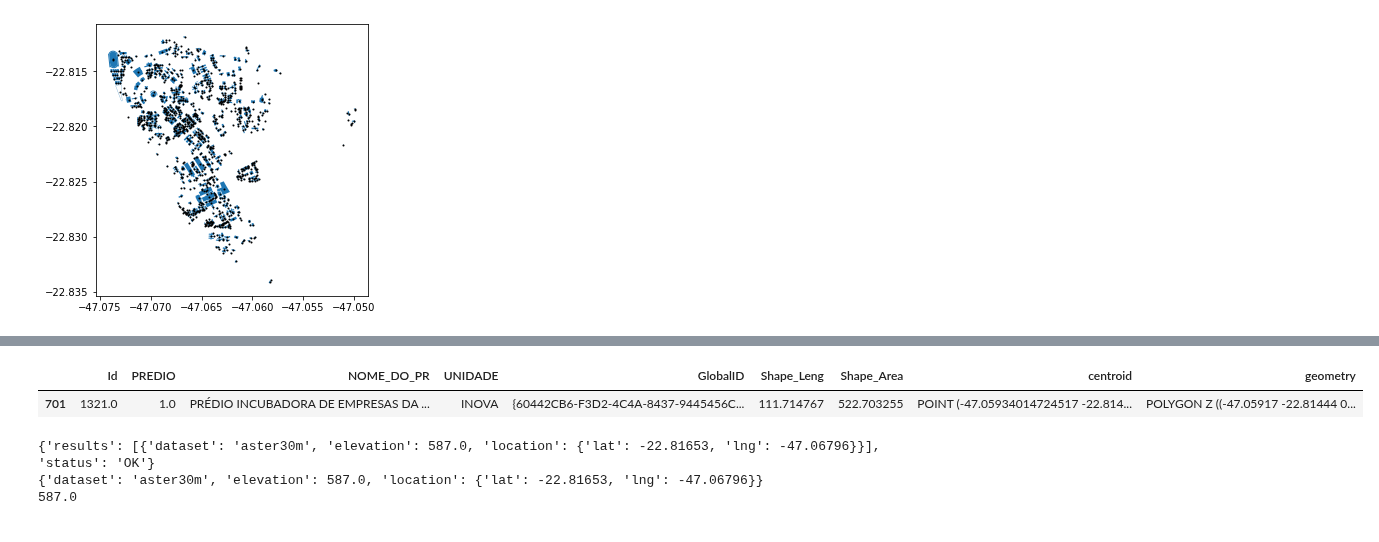
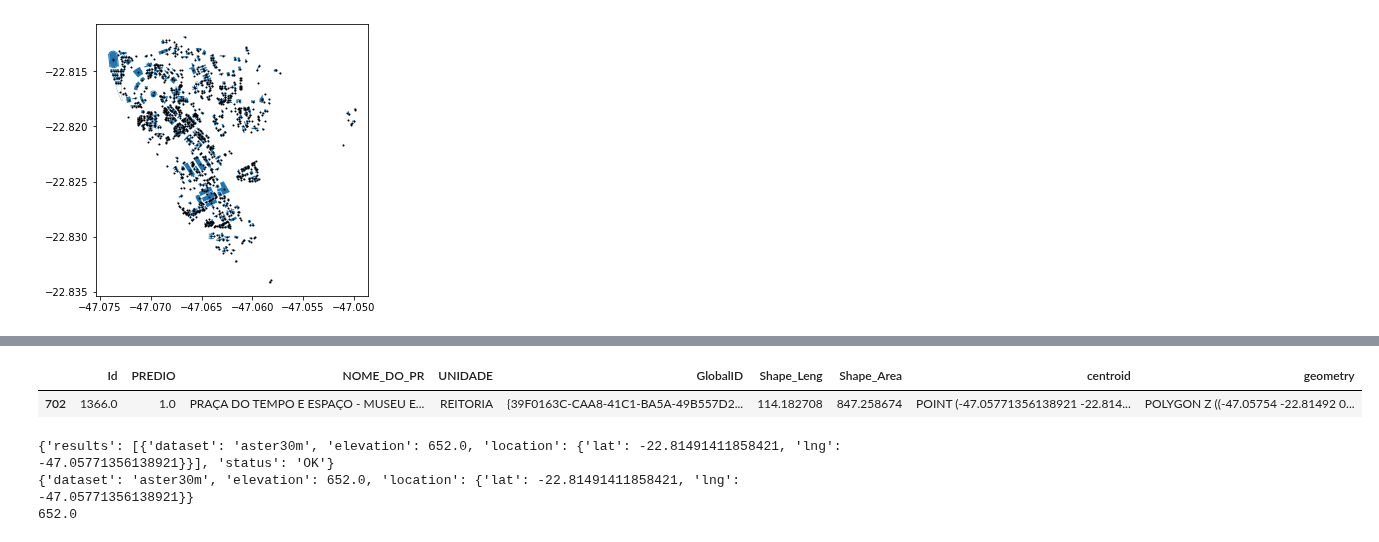
Before and after one commit to wasp-lahis/ns3-bmap, a Jupyter notebook: NS3/obstacle_exp/unicamp-arcgis-input-to-ns3/elevação/create-geodatasets.ipynb, the cells around one changed output, grey strips where cells are left out. Cells and saved outputs as stored; diff of their text form; code cells hidden in the pictures.

```diff
--- a/NS3/obstacle_exp/unicamp-arcgis-input-to-ns3/elevação/create-geodatasets.ipynb
+++ b/NS3/obstacle_exp/unicamp-arcgis-input-to-ns3/elevação/create-geodatasets.ipynb
@@ -340,13 +340,14 @@ shape: (1171, 9)
 | 3 | 1213.0 | 3.0 | ENSINO NÃO FORMAL I -SALAS DE AUL... | REITORIA-DGRH-PRODECAD(PROGRAMA D... | {3D213FFB-8861-4FCA-87C9-A345CC05... | 146.166513 | 742.639919 | POINT (-47.06196103350754 -22.827... | POLYGON Z ((-47.06173 -22.82776 0... |
 | 4 | 1212.0 | 2.0 | CRECHE-ÁREA DE SAÚDE | REITORIA-DGRH | {D8264B17-8B9E-4391-BDF7-77A0C6E2... | 277.043596 | 1226.905874 | POINT (-47.06218980463417 -22.827... | POLYGON Z ((-47.06178 -22.82756 0... |
 # %%
-unicamp_gdf.iloc[701:702]
+unicamp_gdf.iloc[702:703]
 # %% [output]
 |  | Id | PREDIO | NOME_DO_PR | UNIDADE | GlobalID | Shape_Leng | Shape_Area | centroid | geometry |
-| 701 | 1321.0 | 1.0 | PRÉDIO INCUBADORA DE EMPRESAS DA ... | INOVA | {60442CB6-F3D2-4C4A-8437-9445456C... | 111.714767 | 522.703255 | POINT (-47.05934014724517 -22.814... | POLYGON Z ((-47.05917 -22.81444 0... |
+| 702 | 1366.0 | 1.0 | PRAÇA DO TEMPO E ESPAÇO - MUSEU E... | REITORIA | {39F0163C-CAA8-41C1-BA5A-49B557D2... | 114.182708 | 847.258674 | POINT (-47.05771356138921 -22.814... | POLYGON Z ((-47.05754 -22.81492 0... |
 # %%
+# Elevacao museu
 import requests
-receive = requests.get('https://api.opentopodata.org/v1/aster30m?locations=-22.81653,-47.06796')
+receive = requests.get('https://api.opentopodata.org/v1/aster30m?locations=-22.81491411858421,-47.05771356138921')
 
 data = receive.json()
 
@@ -354,6 +355,6 @@ print(data)
 print(data['results'][0])
 print(data['results'][0]['elevation'])
 # %% [output]
-{'results': [{'dataset': 'aster30m', 'elevation': 587.0, 'location': {'lat': -22.81653, 'lng': -47.06796}}], 'status': 'OK'}
-{'dataset': 'aster30m', 'elevation': 587.0, 'location': {'lat': -22.81653, 'lng': -47.06796}}
-587.0
+{'results': [{'dataset': 'aster30m', 'elevation': 652.0, 'location': {'lat': -22.81491411858421, 'lng': -47.05771356138921}}], 'status': 'OK'}
+{'dataset': 'aster30m', 'elevation': 652.0, 'location': {'lat': -22.81491411858421, 'lng': -47.05771356138921}}
+652.0
```
Also changed, not shown: 2 other files.
